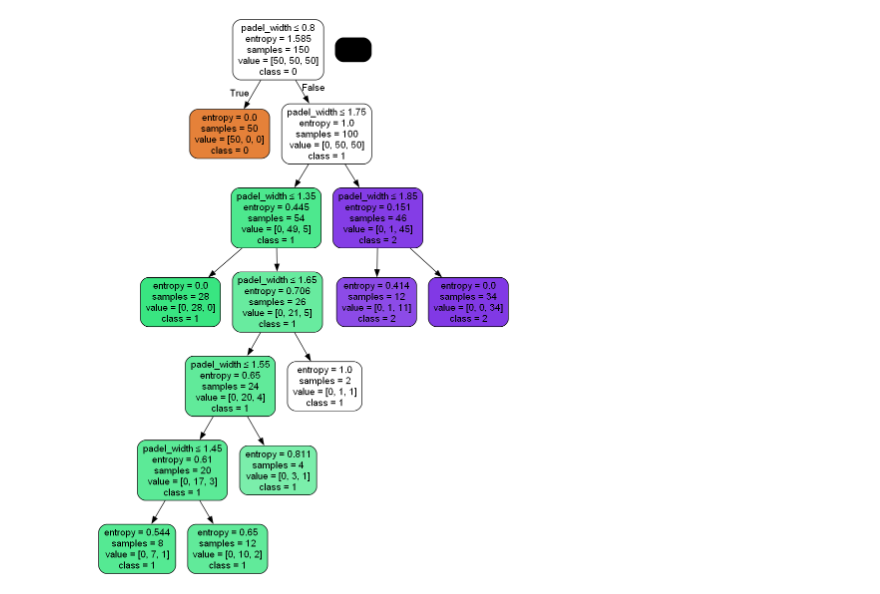
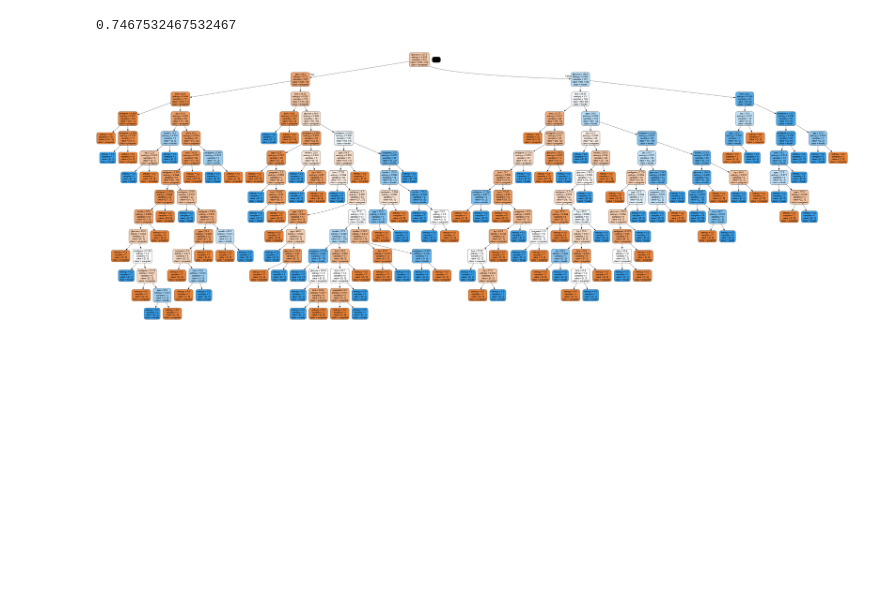
Before and after one commit to shaongitbd/Machine-Learning-From-Scratch, a Jupyter notebook: Decision Tree.ipynb, the cells around one changed output. Cells and saved outputs as stored; diff of their text form; code cells hidden in the pictures; blank space fills up the shorter version.

```diff
--- a/Decision Tree.ipynb
+++ b/Decision Tree.ipynb
@@ -15,0 +13,10 @@ y= iris.target
+# %%
+feature_names= ['pregnant', 'insulin', 'bmi', 'age','glucose','bp','pedigree']
+# load dataset
+col_names = ['pregnant', 'glucose', 'bp', 'skin', 'insulin', 'bmi', 'pedigree', 'age', 'label']
+
+pima = pd.read_csv("diabetes.csv", names=col_names)
+x = pima[feature_names].values # Features
+y = pima.label.values
+# %%
+x_train, x_test, y_train, y_test = train_test_split(  x, y, test_size=0.20, random_state=30)
@@ -175,7 +278,4 @@ from sklearn.tree import DecisionTreeClassifier
 clf = DecisionTreeClassifier(criterion="entropy")
 
 # Train Decision Tree Classifer
-clf = clf.fit(x,y)
-
-#Predict the response for test dataset
-y_pred = clf.predict(x)
+clf = clf.fit(x_train,y_train)
@@ -181,0 +284,4 @@ y_pred = clf.predict(x)
+# %%
+accuracy_score(y_test, y_pred)
+# %% [output]
+0.7467532467532467
@@ -182,14 +290,14 @@ y_pred = clf.predict(x)
 # %%
 from six import StringIO
 from IPython.display import Image
 from sklearn.tree import export_graphviz
 import pydotplus
 dot_data = StringIO()
 export_graphviz(clf, out_file=dot_data,
                 filled=True, rounded=True,
-                special_characters=True, feature_names = ["padel_width"],class_names=['0','1','2'])
+                special_characters=True, feature_names = feature_names,class_names=feature_names)
 graph = pydotplus.graph_from_dot_data(dot_data.getvalue())
 graph.write_png('diabetes.png')
 Image(graph.create_png())
 # %% [output]
-[figure, old version]
+[figure, new version]
```
Also changed, not shown: parts of 15 cells of this notebook.
